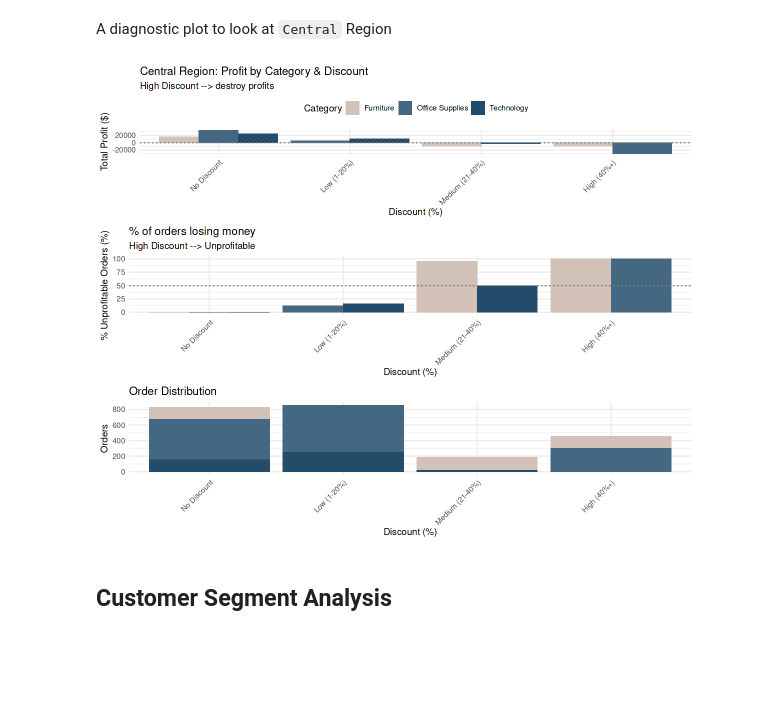
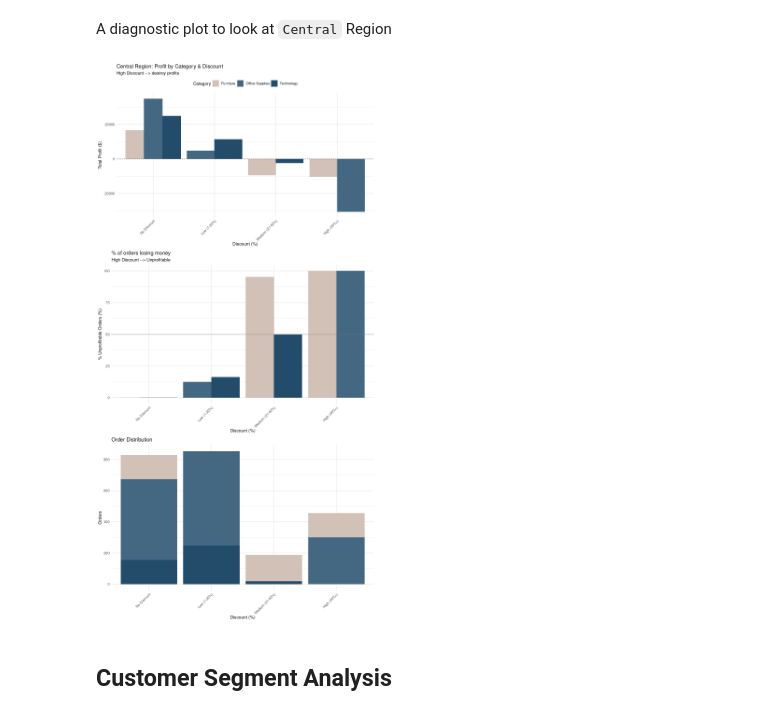
Before and after one commit to pawanU03/EDA-Superstore, a Jupyter notebook: superstore_eda.ipynb, the cells around one changed output. Cells and saved outputs as stored; diff of their text form; code cells hidden in the pictures; blank space fills up the shorter version.

```diff
--- a/superstore_eda.ipynb
+++ b/superstore_eda.ipynb
@@ -897,34 +914,36 @@ theme(
 )
 
 # plot_second
 
 # plot 3: Orders distribution
 plot_third <- central_data %>%
 group_by(Category, Discount_Level) %>%
 summarise(
     orders = n(),
     .groups = 'drop'
 ) %>%
 ggplot(
     aes(x = Discount_Level, y = orders, fill = Category)
 ) +
 geom_col() +
 scale_fill_manual(values = c("Furniture" = "#D2C1B6",
                             "Office Supplies" = "#456882",
                             "Technology" = "#234C6A")) +
 labs(
     title = "Order Distribution",
     x = "Discount (%)",
     y = "Orders",
 ) +
 theme_minimal() +
 theme(
     legend.position = "none",
     axis.text.x = element_text(angle = 45, hjust = 1)
 )
+
+options(repr.plot.width = 10, repr.plot.height = 20)
 grid.arrange(plot_first, plot_second, plot_third, ncol = 1)
 # %% [output]
-[figure, old version]
+[figure, new version]
 # %% [markdown]
 ## Customer Segment Analysis
 # %%
```
Also changed, not shown: parts of 15 cells of this notebook.
